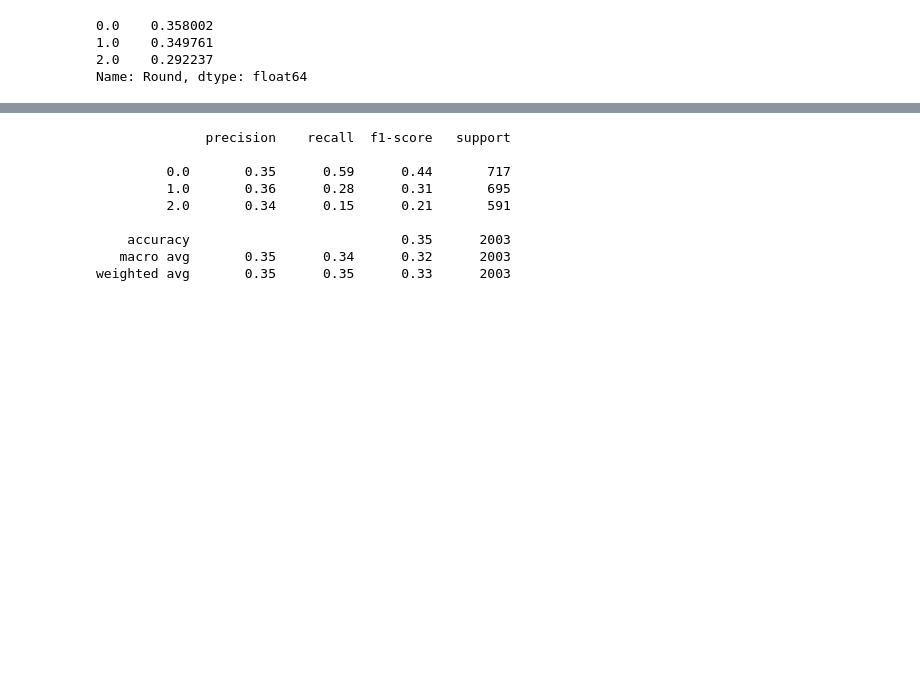
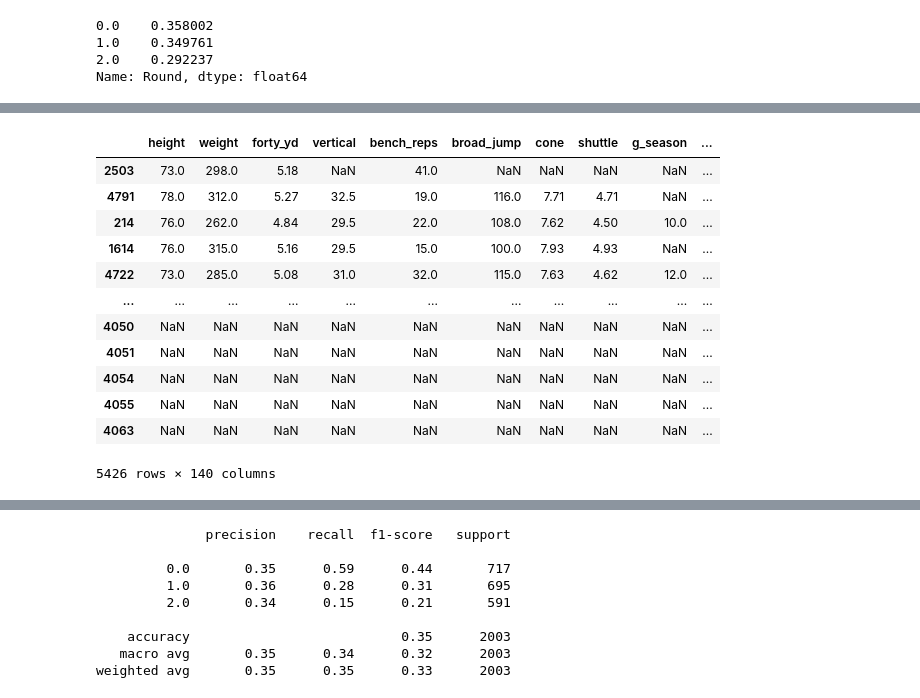
Before and after one commit to jpalgon/Draft_Combine, a Jupyter notebook: Modeling-Copy1.ipynb, the cells around one changed output, grey strips where cells are left out. Drawn from its saved outputs; the diff is of its cells as text; code cells hidden in the pictures; blank space fills up the shorter version.

```diff
--- a/Modeling-Copy1.ipynb
+++ b/Modeling-Copy1.ipynb
@@ -58,0 +97,16 @@ y = model_df.Round
+# %%
+train_enc
+# %% [output]
+|  | height | weight | forty_yd | vertical | bench_reps | broad_jump | cone | shuttle | g_season | ... |
+| 2503 | 73.0 | 298.0 | 5.18 | NaN | 41.0 | NaN | NaN | NaN | NaN | ... |
+| 4791 | 78.0 | 312.0 | 5.27 | 32.5 | 19.0 | 116.0 | 7.71 | 4.71 | NaN | ... |
+| 214 | 76.0 | 262.0 | 4.84 | 29.5 | 22.0 | 108.0 | 7.62 | 4.50 | 10.0 | ... |
+| 1614 | 76.0 | 315.0 | 5.16 | 29.5 | 15.0 | 100.0 | 7.93 | 4.93 | NaN | ... |
+| 4722 | 73.0 | 285.0 | 5.08 | 31.0 | 32.0 | 115.0 | 7.63 | 4.62 | 12.0 | ... |
+| ... | ... | ... | ... | ... | ... | ... | ... | ... | ... | ... |
+| 4050 | NaN | NaN | NaN | NaN | NaN | NaN | NaN | NaN | NaN | ... |
+| 4051 | NaN | NaN | NaN | NaN | NaN | NaN | NaN | NaN | NaN | ... |
+| 4054 | NaN | NaN | NaN | NaN | NaN | NaN | NaN | NaN | NaN | ... |
+| 4055 | NaN | NaN | NaN | NaN | NaN | NaN | NaN | NaN | NaN | ... |
+| 4063 | NaN | NaN | NaN | NaN | NaN | NaN | NaN | NaN | NaN | ... |
+5426 rows × 140 columns
```
Also changed, not shown: parts of 5 cells of this notebook, 2 other files.
